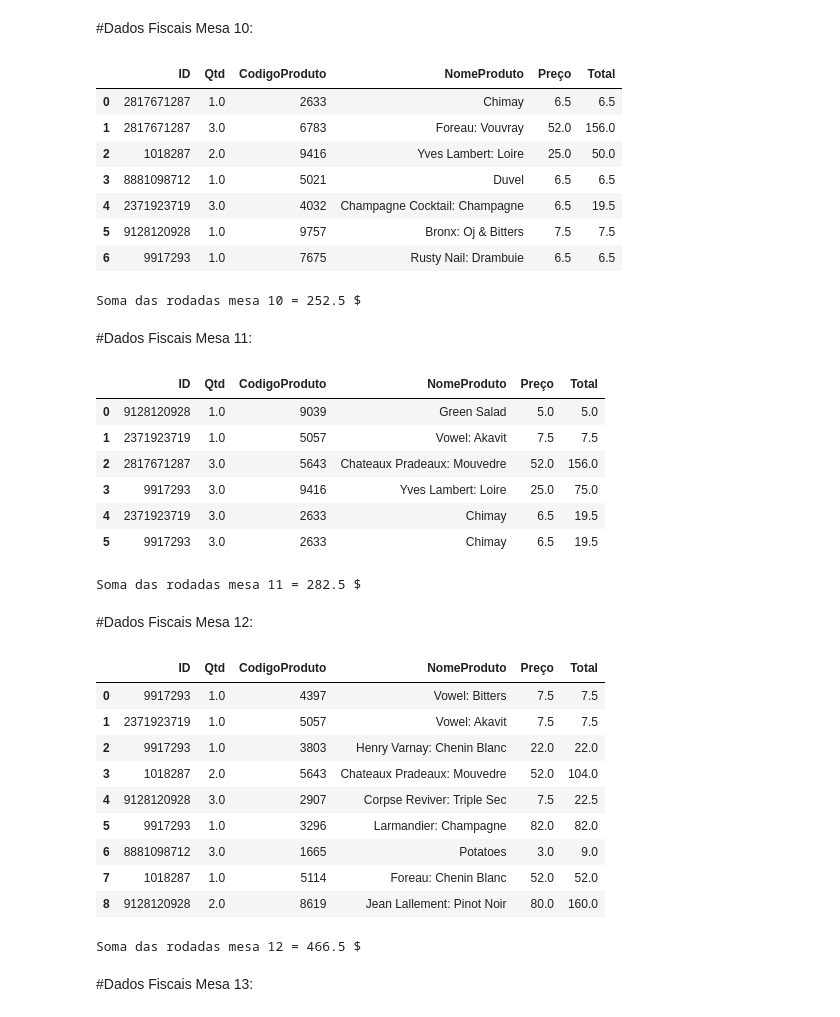
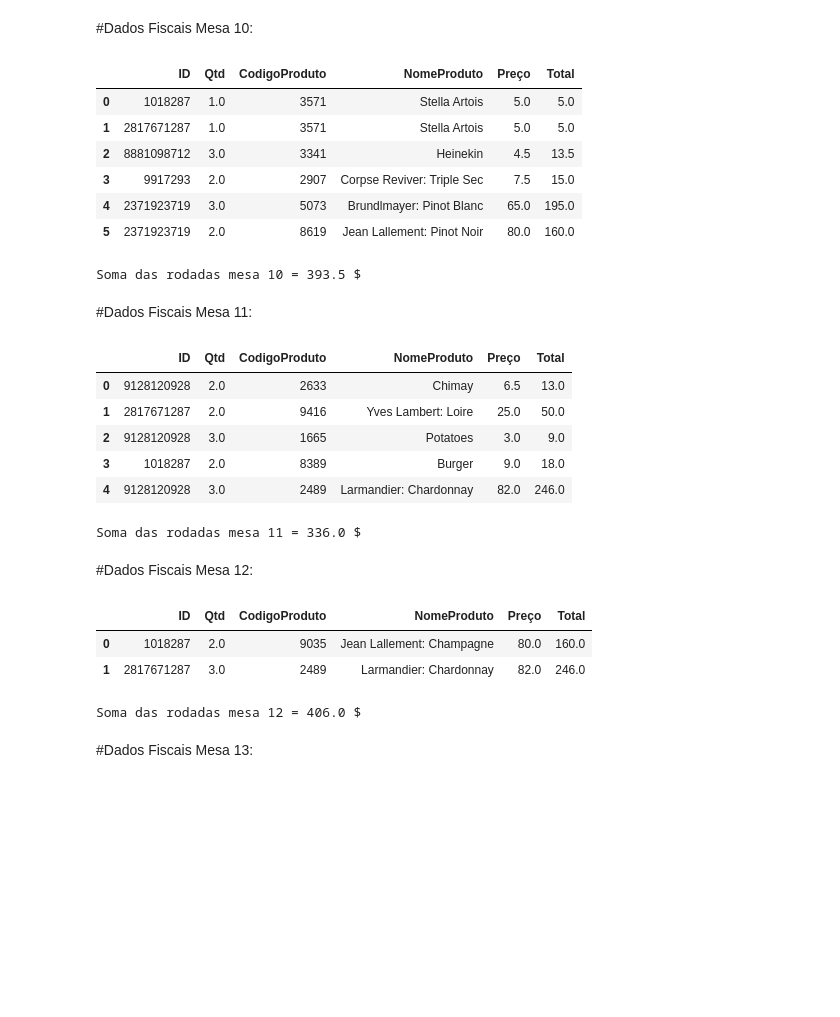
Before and after one commit to RFFSoftwareEngineering/DesafioDataAnalytics, a Jupyter notebook: DesafioFalqon.ipynb, the cells around one changed output. Cells and saved outputs as stored; diff of their text form; code cells hidden in the pictures; blank space fills up the shorter version.

```diff
--- a/DesafioFalqon.ipynb
+++ b/DesafioFalqon.ipynb
@@ -526,7 +522,7 @@ urlMesa10 = "/content/mesa_10.csv"
 PedidosM10 = pd.read_csv(urlMesa10)
 #display(PedidosM10)
 
-PedidosM10Arrumado = PedidosM10["2371923719\t3\t6682"].str.split("\t", 2, expand = True)
+PedidosM10Arrumado = PedidosM10["2817671287\t1\t2489"].str.split("\t", 2, expand = True)
 
 PedidosM10Arrumado.columns = ['ID', 'Qtd', 'CodigoProduto']
 
@@ -541,14 +537,13 @@ SomadasRodadasM10 = dadosNFMesa10.Total.sum()
 print("Soma das rodadas mesa 10 =", SomadasRodadasM10,"$")
 # %% [output]
 |  | ID | Qtd | CodigoProduto | NomeProduto | Preço | Total |
-| 0 | 2817671287 | 1.0 | 2633 | Chimay | 6.5 | 6.5 |
-| 1 | 2817671287 | 3.0 | 6783 | Foreau: Vouvray | 52.0 | 156.0 |
-| 2 | 1018287 | 2.0 | 9416 | Yves Lambert: Loire | 25.0 | 50.0 |
-| 3 | 8881098712 | 1.0 | 5021 | Duvel | 6.5 | 6.5 |
-| 4 | 2371923719 | 3.0 | 4032 | Champagne Cocktail: Champagne | 6.5 | 19.5 |
-| 5 | 9128120928 | 1.0 | 9757 | Bronx: Oj & Bitters | 7.5 | 7.5 |
-| 6 | 9917293 | 1.0 | 7675 | Rusty Nail: Drambuie | 6.5 | 6.5 |
+| 0 | 1018287 | 1.0 | 3571 | Stella Artois | 5.0 | 5.0 |
+| 1 | 2817671287 | 1.0 | 3571 | Stella Artois | 5.0 | 5.0 |
+| 2 | 8881098712 | 3.0 | 3341 | Heinekin | 4.5 | 13.5 |
+| 3 | 9917293 | 2.0 | 2907 | Corpse Reviver: Triple Sec | 7.5 | 15.0 |
+| 4 | 2371923719 | 3.0 | 5073 | Brundlmayer: Pinot Blanc | 65.0 | 195.0 |
+| 5 | 2371923719 | 2.0 | 8619 | Jean Lallement: Pinot Noir | 80.0 | 160.0 |
-Soma das rodadas mesa 10 = 252.5 $
+Soma das rodadas mesa 10 = 393.5 $
 # %% [markdown]
 #Dados Fiscais Mesa 11:
 # %%
@@ -557,7 +552,7 @@ urlMesa11 = "/content/mesa_11.csv"
 PedidosM11 = pd.read_csv(urlMesa11)
 #display(PedidosM11)
 
-PedidosM11Arrumado = PedidosM11["8881098712\t2\t2378"].str.split("\t", 2, expand = True)
+PedidosM11Arrumado = PedidosM11["1018287\t3\t1844"].str.split("\t", 2, expand = True)
 
 PedidosM11Arrumado.columns = ['ID', 'Qtd', 'CodigoProduto']
 
@@ -572,46 +567,38 @@ SomadasRodadasM11 = dadosNFMesa11.Total.sum()
 print("Soma das rodadas mesa 11 =", SomadasRodadasM11,"$")
 # %% [output]
 |  | ID | Qtd | CodigoProduto | NomeProduto | Preço | Total |
-| 0 | 9128120928 | 1.0 | 9039 | Green Salad | 5.0 | 5.0 |
-| 1 | 2371923719 | 1.0 | 5057 | Vowel: Akavit | 7.5 | 7.5 |
-| 2 | 2817671287 | 3.0 | 5643 | Chateaux Pradeaux: Mouvedre | 52.0 | 156.0 |
-| 3 | 9917293 | 3.0 | 9416 | Yves Lambert: Loire | 25.0 | 75.0 |
-| 4 | 2371923719 | 3.0 | 2633 | Chimay | 6.5 | 19.5 |
-| 5 | 9917293 | 3.0 | 2633 | Chimay | 6.5 | 19.5 |
+| 0 | 9128120928 | 2.0 | 2633 | Chimay | 6.5 | 13.0 |
+| 1 | 2817671287 | 2.0 | 9416 | Yves Lambert: Loire | 25.0 | 50.0 |
+| 2 | 9128120928 | 3.0 | 1665 | Potatoes | 3.0 | 9.0 |
+| 3 | 1018287 | 2.0 | 8389 | Burger | 9.0 | 18.0 |
+| 4 | 9128120928 | 3.0 | 2489 | Larmandier: Chardonnay | 82.0 | 246.0 |
-Soma das rodadas mesa 11 = 282.5 $
+Soma das rodadas mesa 11 = 336.0 $
 # %% [markdown]
 #Dados Fiscais Mesa 12:
 # %%
 urlMesa12 = "/content/mesa_12.csv"
 
 PedidosM12 = pd.read_csv(urlMesa12)
 #display(PedidosM12)
 
-PedidosM12Arrumado = PedidosM12["1018287\t1\t3296"].str.split("\t", 2, expand = True)
+PedidosM12Arrumado = PedidosM12["2371923719\t2\t8389"].str.split("\t", 2, expand = True)
 
 PedidosM12Arrumado.columns = ['ID', 'Qtd', 'CodigoProduto']
 
 NFMesa12 = pd.merge(PedidosM12Arrumado, CardapioArrumado[["CodigoProduto", "NomeProduto", "Preço"]], on = "CodigoProduto")
 
 NFMesa12["Qtd"] = NFMesa12["Qtd"].astype(float)
 NFMesa12["Preço"] = NFMesa12["Preço"].astype(float)
 dadosNFMesa12 = NFMesa12.assign(Total = NFMesa12.Qtd * NFMesa12.Preço)
 display(dadosNFMesa12)
 
 SomadasRodadasM12 = dadosNFMesa12.Total.sum()
 print("Soma das rodadas mesa 12 =", SomadasRodadasM12,"$")
 # %% [output]
 |  | ID | Qtd | CodigoProduto | NomeProduto | Preço | Total |
-| 0 | 9917293 | 1.0 | 4397 | Vowel: Bitters | 7.5 | 7.5 |
-| 1 | 2371923719 | 1.0 | 5057 | Vowel: Akavit | 7.5 | 7.5 |
-| 2 | 9917293 | 1.0 | 3803 | Henry Varnay: Chenin Blanc | 22.0 | 22.0 |
-| 3 | 1018287 | 2.0 | 5643 | Chateaux Pradeaux: Mouvedre | 52.0 | 104.0 |
-| 4 | 9128120928 | 3.0 | 2907 | Corpse Reviver: Triple Sec | 7.5 | 22.5 |
-| 5 | 9917293 | 1.0 | 3296 | Larmandier: Champagne | 82.0 | 82.0 |
-| 6 | 8881098712 | 3.0 | 1665 | Potatoes | 3.0 | 9.0 |
-| 7 | 1018287 | 1.0 | 5114 | Foreau: Chenin Blanc | 52.0 | 52.0 |
-| 8 | 9128120928 | 2.0 | 8619 | Jean Lallement: Pinot Noir | 80.0 | 160.0 |
+| 0 | 1018287 | 2.0 | 9035 | Jean Lallement: Champagne | 80.0 | 160.0 |
+| 1 | 2817671287 | 3.0 | 2489 | Larmandier: Chardonnay | 82.0 | 246.0 |
-Soma das rodadas mesa 12 = 466.5 $
+Soma das rodadas mesa 12 = 406.0 $
 # %% [markdown]
 #Dados Fiscais Mesa 13:
 # %%
```
Also changed, not shown: parts of 25 cells of this notebook.
